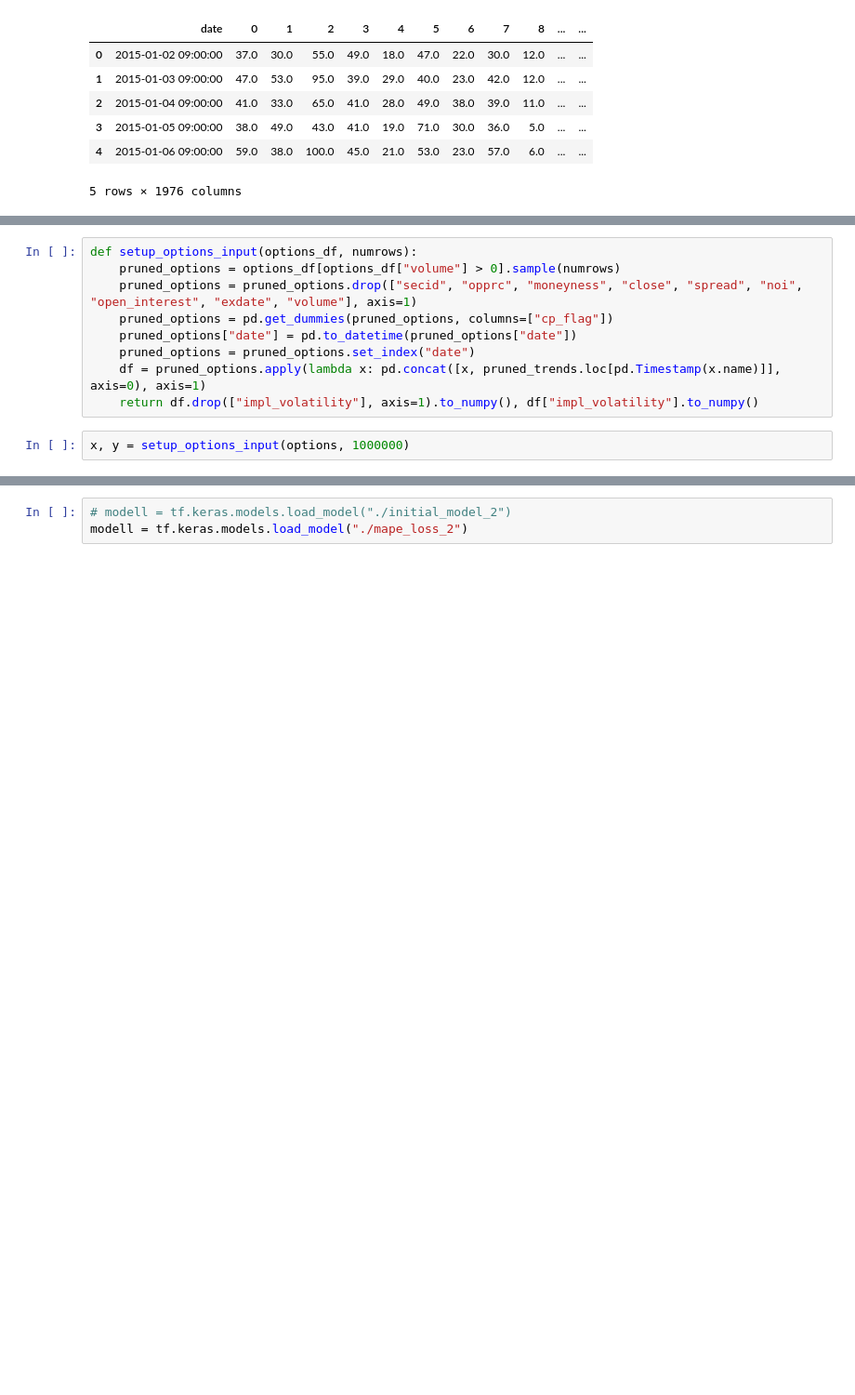
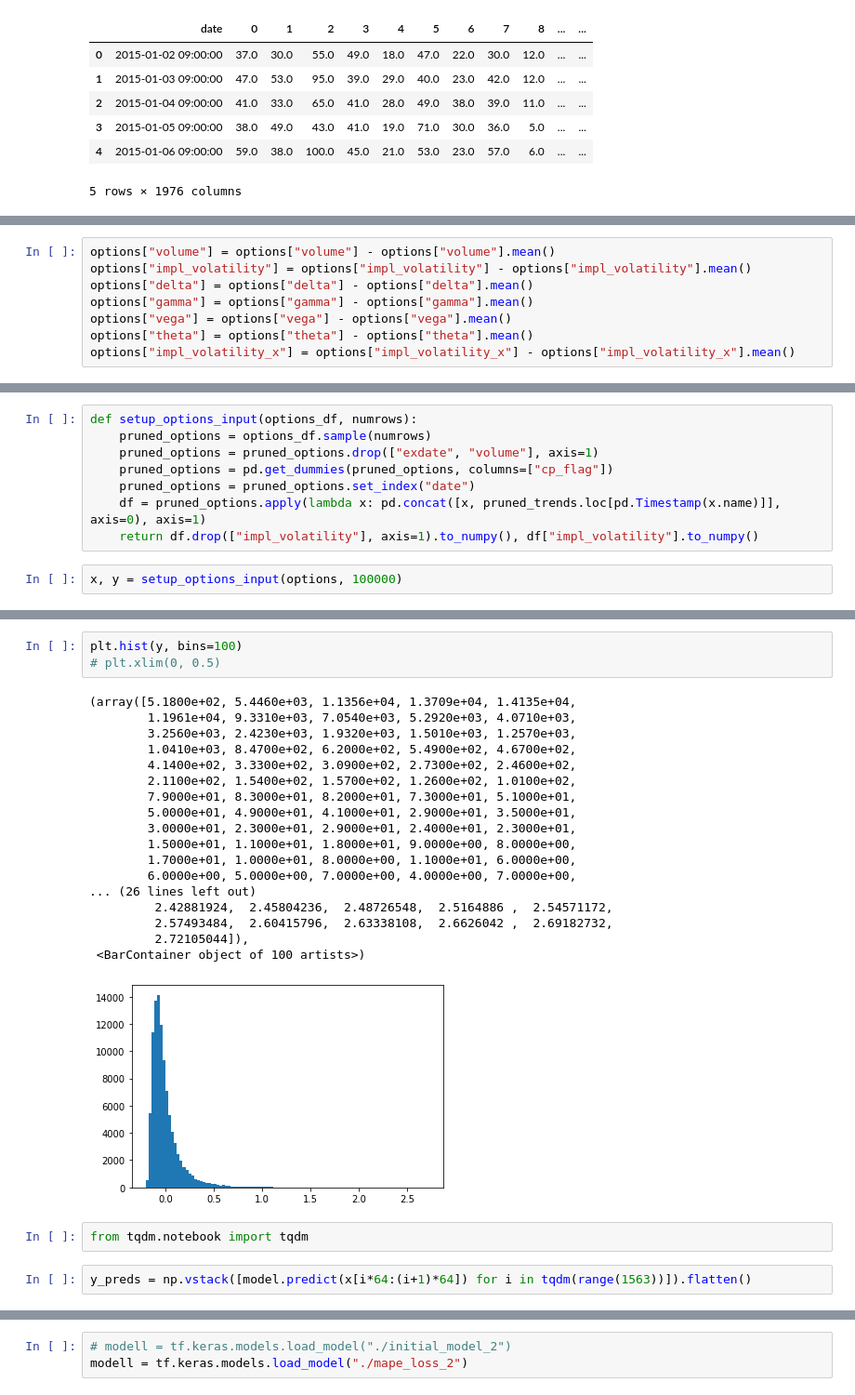
Before and after one commit to PrathamRawat/IV-Forecasting, a Jupyter notebook: code/model.ipynb, the cells around one changed output, grey strips where cells are left out. Shown at 93% size. Cells and saved outputs as stored; diff of their text form; blank space fills up the shorter version.

Commit message:
Add control model, and update existing model

```diff
--- a/code/model.ipynb
+++ b/code/model.ipynb
@@ -48,0 +58,8 @@ options.head()
+# %%
+options["volume"] = options["volume"] - options["volume"].mean()
+options["impl_volatility"] = options["impl_volatility"] - options["impl_volatility"].mean()
+options["delta"] = options["delta"] - options["delta"].mean()
+options["gamma"] = options["gamma"] - options["gamma"].mean()
+options["vega"] = options["vega"] - options["vega"].mean()
+options["theta"] = options["theta"] - options["theta"].mean()
+options["impl_volatility_x"] = options["impl_volatility_x"] - options["impl_volatility_x"].mean()
@@ -49,11 +75,10 @@ options.head()
 # %%
 def setup_options_input(options_df, numrows):
-    pruned_options = options_df[options_df["volume"] > 0].sample(numrows)
-    pruned_options = pruned_options.drop(["secid", "opprc", "moneyness", "close", "spread", "noi", "open_interest", "exdate", "volume"], axis=1)
+    pruned_options = options_df.sample(numrows)
+    pruned_options = pruned_options.drop(["exdate", "volume"], axis=1)
     pruned_options = pd.get_dummies(pruned_options, columns=["cp_flag"])
-    pruned_options["date"] = pd.to_datetime(pruned_options["date"])
     pruned_options = pruned_options.set_index("date")
     df = pruned_options.apply(lambda x: pd.concat([x, pruned_trends.loc[pd.Timestamp(x.name)]], axis=0), axis=1)
     return df.drop(["impl_volatility"], axis=1).to_numpy(), df["impl_volatility"].to_numpy()
 # %%
-x, y = setup_options_input(options, 1000000)
+x, y = setup_options_input(options, 100000)
@@ -93,0 +175,26 @@ NameError: name 'x' is not defined
+# %%
+plt.hist(y, bins=100)
+# plt.xlim(0, 0.5)
+# %% [output]
+(array([5.1800e+02, 5.4460e+03, 1.1356e+04, 1.3709e+04, 1.4135e+04,
+        1.1961e+04, 9.3310e+03, 7.0540e+03, 5.2920e+03, 4.0710e+03,
+        3.2560e+03, 2.4230e+03, 1.9320e+03, 1.5010e+03, 1.2570e+03,
+        1.0410e+03, 8.4700e+02, 6.2000e+02, 5.4900e+02, 4.6700e+02,
+        4.1400e+02, 3.3300e+02, 3.0900e+02, 2.7300e+02, 2.4600e+02,
+        2.1100e+02, 1.5400e+02, 1.5700e+02, 1.2600e+02, 1.0100e+02,
+        7.9000e+01, 8.3000e+01, 8.2000e+01, 7.3000e+01, 5.1000e+01,
+        5.0000e+01, 4.9000e+01, 4.1000e+01, 2.9000e+01, 3.5000e+01,
+        3.0000e+01, 2.3000e+01, 2.9000e+01, 2.4000e+01, 2.3000e+01,
+        1.5000e+01, 1.1000e+01, 1.8000e+01, 9.0000e+00, 8.0000e+00,
+        1.7000e+01, 1.0000e+01, 8.0000e+00, 1.1000e+01, 6.0000e+00,
+        6.0000e+00, 5.0000e+00, 7.0000e+00, 4.0000e+00, 7.0000e+00,
+... (26 lines left out)
+         2.42881924,  2.45804236,  2.48726548,  2.5164886 ,  2.54571172,
+         2.57493484,  2.60415796,  2.63338108,  2.6626042 ,  2.69182732,
+         2.72105044]),
+ <BarContainer object of 100 artists>)
+[figure, added]
+# %%
+from tqdm.notebook import tqdm
+# %%
+y_preds = np.vstack([model.predict(x[i*64:(i+1)*64]) for i in tqdm(range(1563))]).flatten()
```
Also changed, not shown: parts of 21 cells of this notebook, 1 other file.
